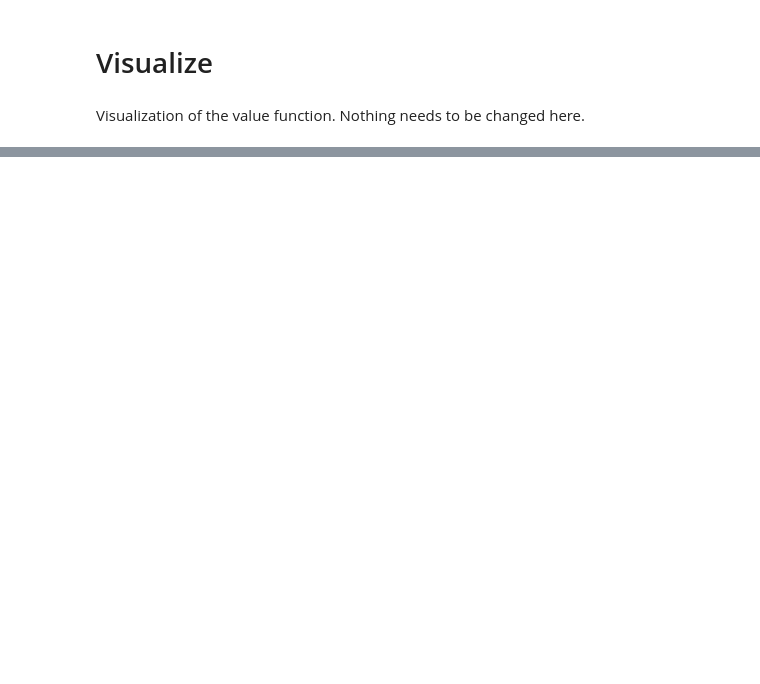
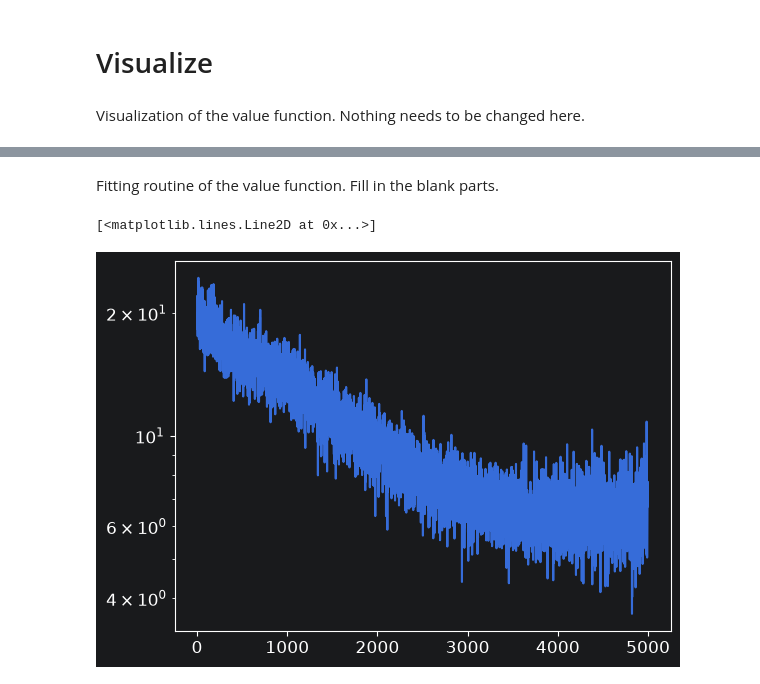
Before and after one commit to mawiit15/reinforcement-learning, a Jupyter notebook: 5_gym_valueapprox/value_approx.ipynb, the cells around one changed output, grey strips where cells are left out. Saved outputs shown, nothing was run; the diff lists cells and outputs as text; code cells hidden in the pictures; blank space fills up the shorter version.

```diff
--- a/5_gym_valueapprox/value_approx.ipynb
+++ b/5_gym_valueapprox/value_approx.ipynb
@@ -145,0 +135,2 @@ def plot_value_function(value_function):
+# %% [markdown]
+Fitting routine of the value function. Fill in the blank parts.
@@ -145,0 +139,31 @@ def plot_value_function(value_function):
+# %%
+iter_fit = 5000 # do at least 2000
+gamma=0.95
+for i in range(iter_fit):
+
+    # sample from the replay buffer
+    data=buffer.sample(batch=512)
+    # each entry in data is (state,action,reward,next_state, term, trunc)
+    # Hints:
+    #  use can use np.stack to convert the array or arrays into one array
+    #  it is really important that you check the shapes of your arrays.
+    #  It should be (512,3) for the state and (512,1) for reward and values
+
+    state = np.stack(data[:,0])
+    reward = np.stack(data[:,2]).reshape(-1,1)
+    next_state = np.stack(data[:,3])
+
+    td_target = reward + gamma * valuefunc.predict(next_state)
+
+    # optimize the least squared objective
+    fit_loss = valuefunc.fit(state, td_target)
+
+    plt_fit.append(fit_loss)
+
+# plot the loss
+plt.figure()
+plt.yscale("log")
+plt.plot(range(len(plt_fit)),plt_fit)
+# %% [output]
+[<matplotlib.lines.Line2D at 0x...>]
+[figure, added]
```
Also changed, not shown: parts of 12 cells of this notebook.
